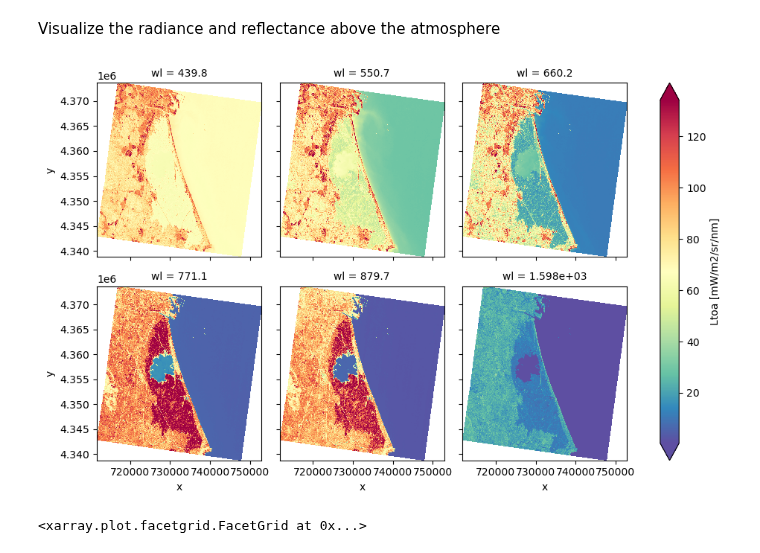
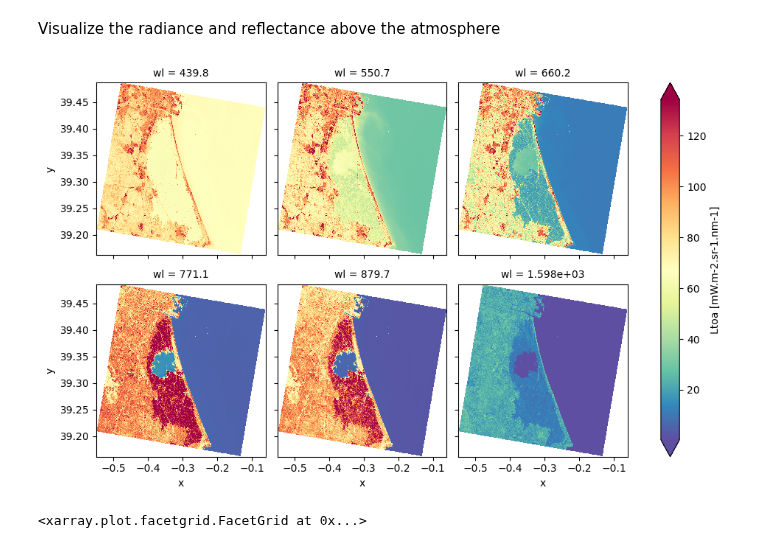
Before and after one commit to Tristanovsk/hgrs, a Jupyter notebook: notebook/visu_EnMAP.ipynb, the cells around one changed output. Cells and saved outputs as stored; diff of their text form; code cells hidden in the pictures.

```diff
--- a/notebook/visu_EnMAP.ipynb
+++ b/notebook/visu_EnMAP.ipynb
@@ -86,13 +191,13 @@ Visualize the radiance and reflectance above the atmosphere
 # %%
 #Radiance / Luminance
 
-fig = data.Ltoa.sel(wl=[440,550,660,770,880,1600], method='nearest').plot.imshow(
+fig = data_final.Ltoa.sel(wl=[440,550,660,770,880,1600], method='nearest').rio.reproject(4326).plot.imshow(
     col='wl', col_wrap=3, cmap=plt.cm.Spectral_r, robust=True
 )
 #plt.savefig(root_path+'figure_rtoa.jpg', format='jpg', dpi=300)
 plt.show()
 # %% [output]
-[figure, old version]
+[figure, new version]
 # %%
 # Reflectance
 
```
Also changed, not shown: parts of 4 cells of this notebook, 5 other files.
